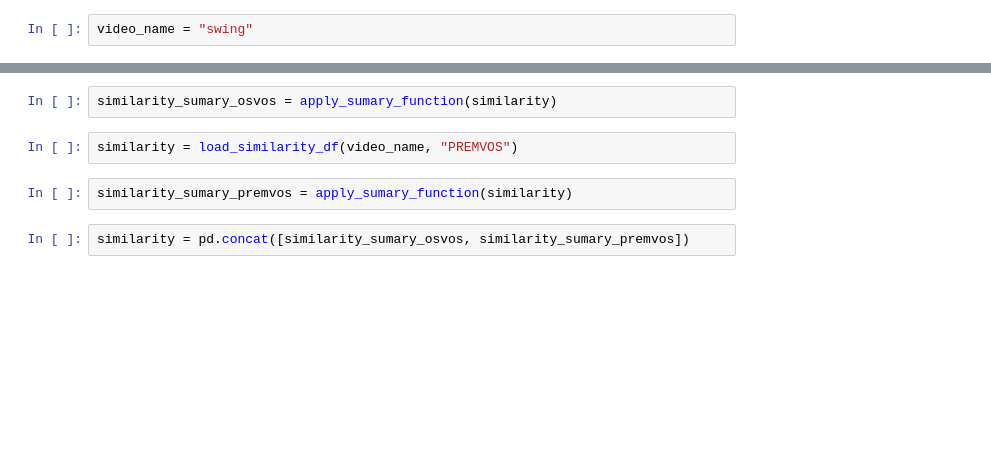
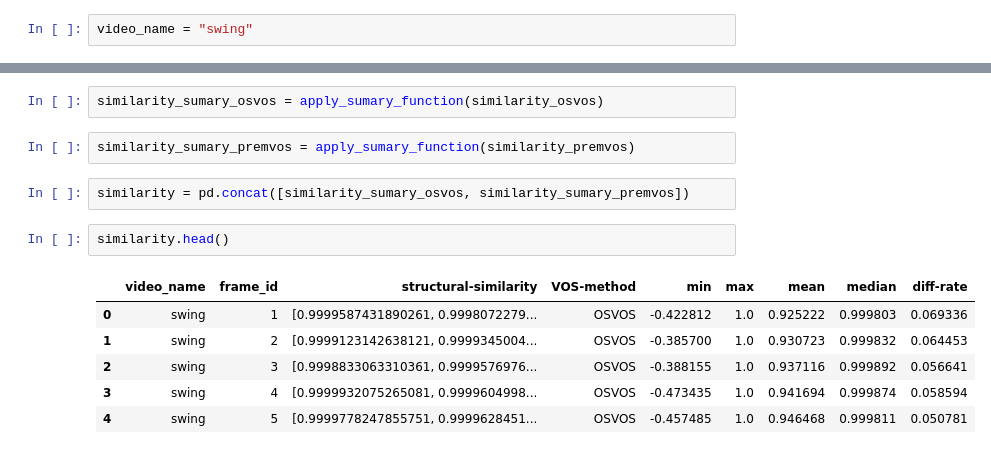
Before and after one commit to sbouchardet/ml-video-metrics, a Jupyter notebook: example/Similarity.ipynb, the cells around one changed output, grey strips where cells are left out. Drawn from its saved outputs; the diff is of its cells as text; blank space fills up the shorter version.

```diff
--- a/example/Similarity.ipynb
+++ b/example/Similarity.ipynb
@@ -35,8 +43,15 @@ similarity = load_similarity_df(video_name, "OSVOS")
 # %%
-similarity_sumary_osvos = apply_sumary_function(similarity)
+similarity_sumary_osvos = apply_sumary_function(similarity_osvos)
-# %%
-similarity = load_similarity_df(video_name, "PREMVOS")
 # %%
-similarity_sumary_premvos = apply_sumary_function(similarity)
+similarity_sumary_premvos = apply_sumary_function(similarity_premvos)
 # %%
 similarity = pd.concat([similarity_sumary_osvos, similarity_sumary_premvos])
+# %%
+similarity.head()
+# %% [output]
+|  | video_name | frame_id | structural-similarity | VOS-method | min | max | mean | median | diff-rate |
+| 0 | swing | 1 | [0.9999587431890261, 0.9998072279... | OSVOS | -0.422812 | 1.0 | 0.925222 | 0.999803 | 0.069336 |
+| 1 | swing | 2 | [0.9999123142638121, 0.9999345004... | OSVOS | -0.385700 | 1.0 | 0.930723 | 0.999832 | 0.064453 |
+| 2 | swing | 3 | [0.9998833063310361, 0.9999576976... | OSVOS | -0.388155 | 1.0 | 0.937116 | 0.999892 | 0.056641 |
+| 3 | swing | 4 | [0.9999932075265081, 0.9999604998... | OSVOS | -0.473435 | 1.0 | 0.941694 | 0.999874 | 0.058594 |
+| 4 | swing | 5 | [0.9999778247855751, 0.9999628451... | OSVOS | -0.457485 | 1.0 | 0.946468 | 0.999811 | 0.050781 |
```
Also changed, not shown: parts of 7 cells of this notebook.
